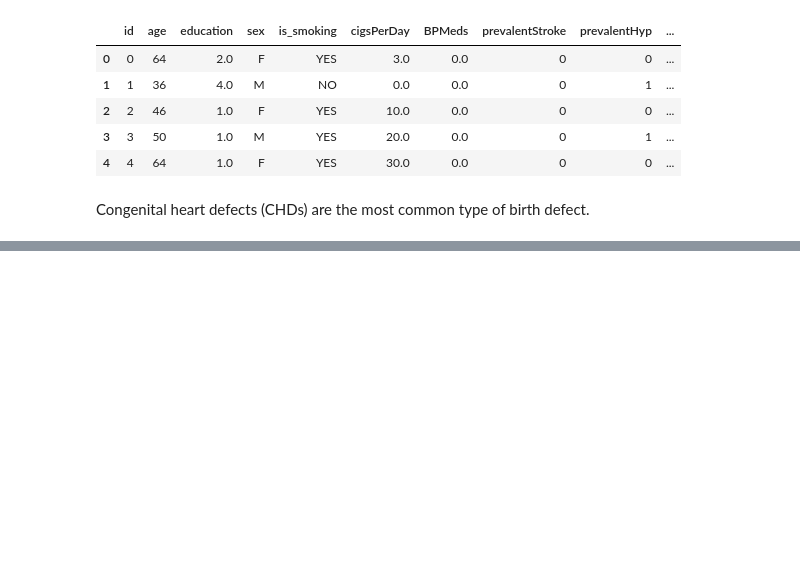
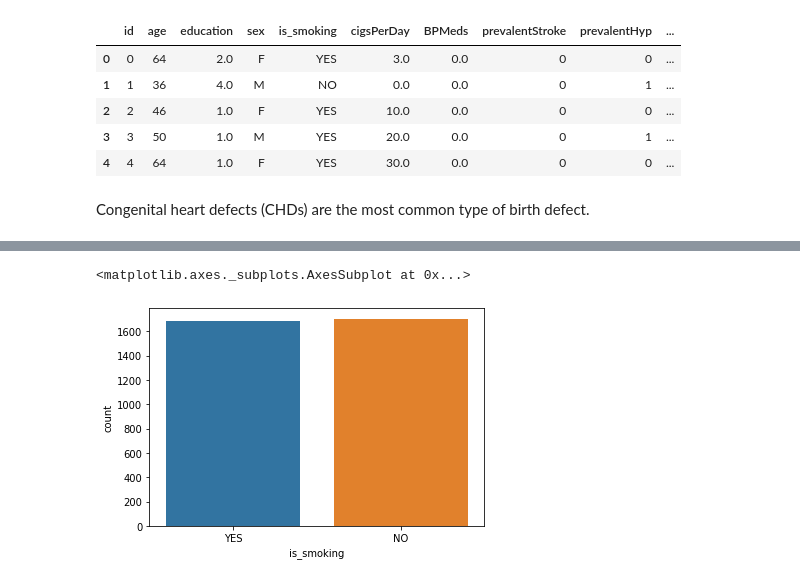
Before and after one commit to Tarungeed/Heart-diease-prediction-, a Jupyter notebook: Heart_diease_prediction_.ipynb, the cells around one changed output, grey strips where cells are left out. Saved outputs shown, nothing was run; the diff lists cells and outputs as text; code cells hidden in the pictures; blank space fills up the shorter version.

```diff
--- a/Heart_diease_prediction_.ipynb
+++ b/Heart_diease_prediction_.ipynb
@@ -236,0 +298,5 @@ X = heart_data
+# %%
+sns.countplot(heart_data['is_smoking'])
+# %% [output]
+<matplotlib.axes._subplots.AxesSubplot at 0x...>
+[figure, added]
```
Also changed, not shown: parts of 29 cells of this notebook.
